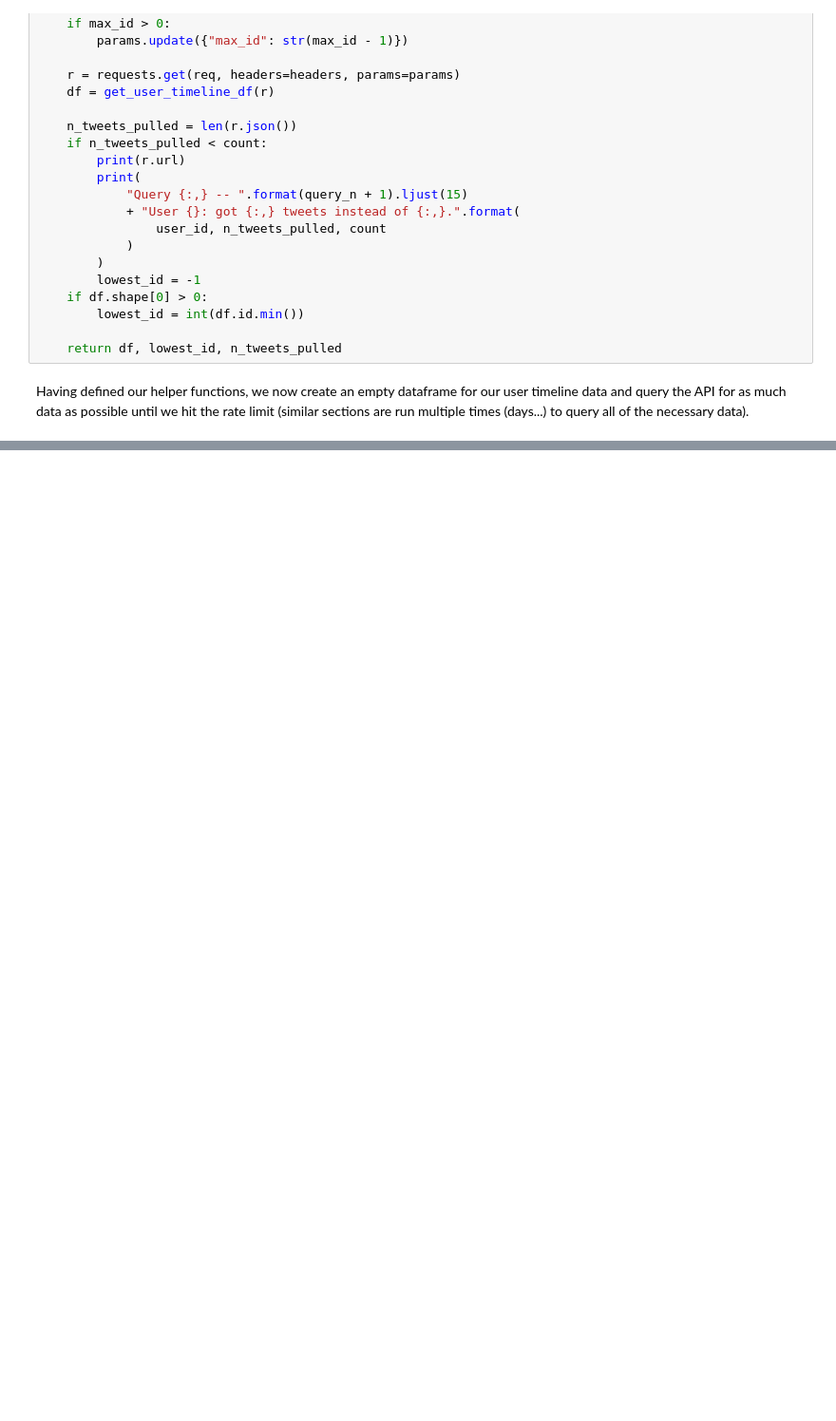
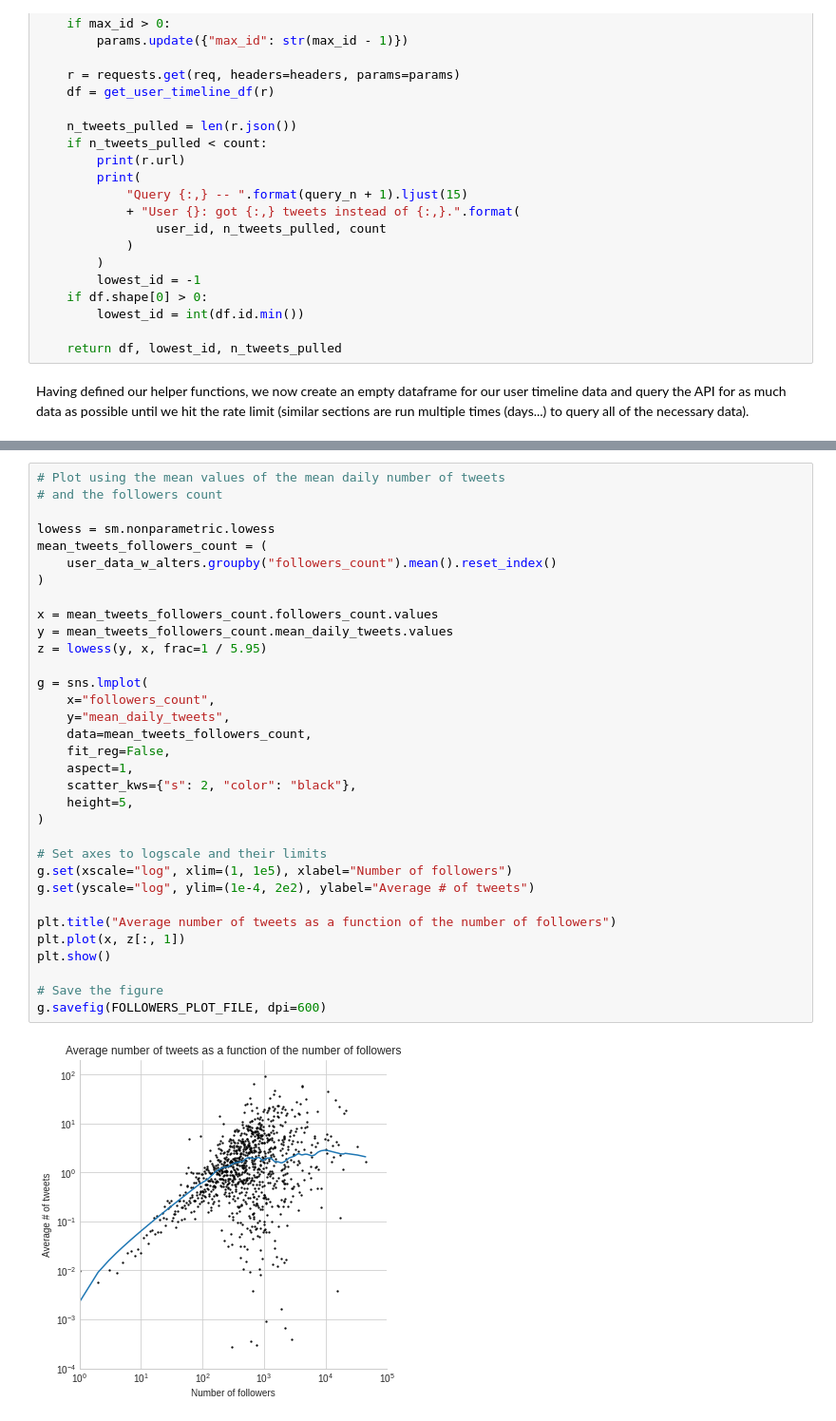
Before and after one commit to epfl-ada/ada-2020-project-milestone-p3-p3_datart, a Jupyter notebook: creative_extension.ipynb, the cells around one changed output, grey strips where cells are left out. Shown at 95% size. Cells and saved outputs as stored; diff of their text form; blank space fills up the shorter version.

```diff
--- a/creative_extension.ipynb
+++ b/creative_extension.ipynb
@@ -840,0 +995,35 @@ eval(
+# %%
+# Plot using the mean values of the mean daily number of tweets
+# and the followers count
+
+lowess = sm.nonparametric.lowess
+mean_tweets_followers_count = (
+    user_data_w_alters.groupby("followers_count").mean().reset_index()
+)
+
+x = mean_tweets_followers_count.followers_count.values
+y = mean_tweets_followers_count.mean_daily_tweets.values
+z = lowess(y, x, frac=1 / 5.95)
+
+g = sns.lmplot(
+    x="followers_count",
+    y="mean_daily_tweets",
+    data=mean_tweets_followers_count,
+    fit_reg=False,
+    aspect=1,
+    scatter_kws={"s": 2, "color": "black"},
+    height=5,
+)
+
+# Set axes to logscale and their limits
+g.set(xscale="log", xlim=(1, 1e5), xlabel="Number of followers")
+g.set(yscale="log", ylim=(1e-4, 2e2), ylabel="Average # of tweets")
+
+plt.title("Average number of tweets as a function of the number of followers")
+plt.plot(x, z[:, 1])
+plt.show()
+
+# Save the figure
+g.savefig(FOLLOWERS_PLOT_FILE, dpi=600)
+# %% [output]
+[figure, added]
```
Also changed, not shown: parts of 87 cells of this notebook, 8 other files.
